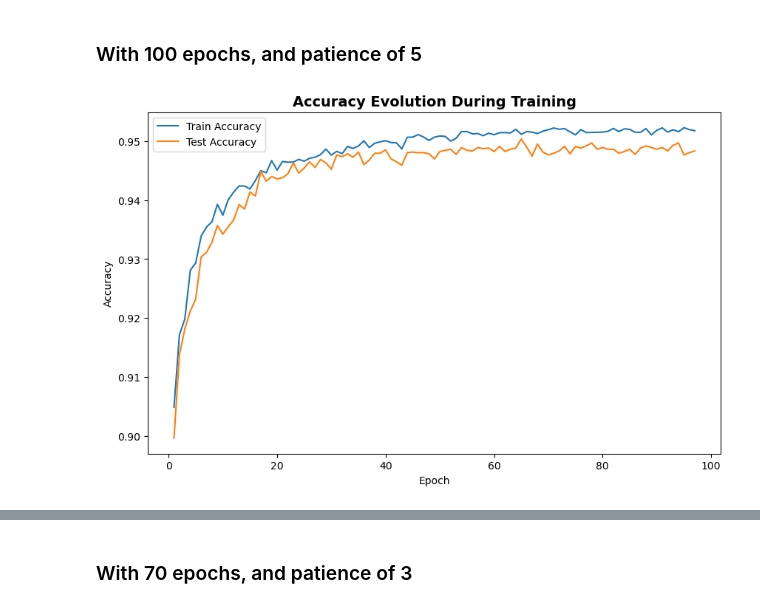
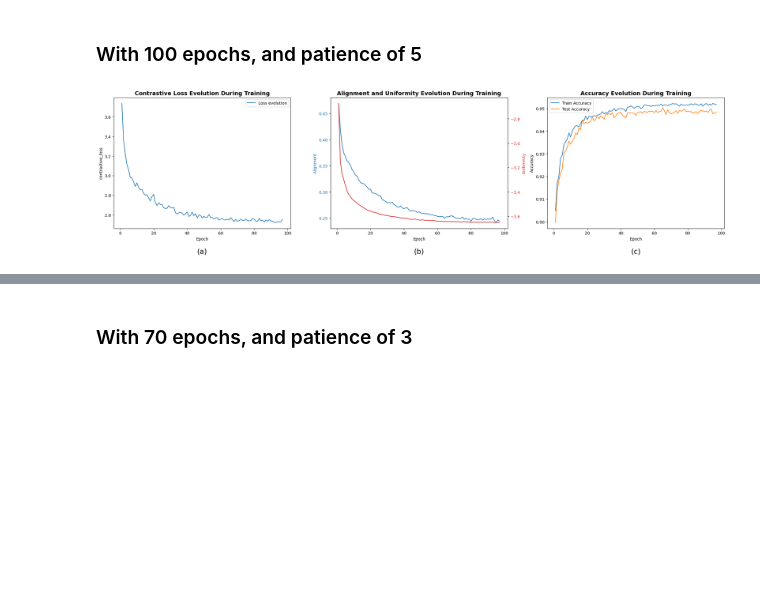
Before and after one commit to aurorapujols/treball-final-de-grau, a Jupyter notebook: notebooks/03_ssl_training.ipynb, the cells around one changed output, grey strips where cells are left out. Saved outputs shown, nothing was run; the diff lists cells and outputs as text; code cells hidden in the pictures; blank space fills up the shorter version.

```diff
--- a/notebooks/03_ssl_training.ipynb
+++ b/notebooks/03_ssl_training.ipynb
@@ -205,7 +211,7 @@ sns.heatmap(enhancements_matrix,
             vmin=vmin,
             vmax=vmax,
             ax=ax1)
-ax1.set_title('Pairwise Augmentation Matrix Heatmap (contrast changes)', fontsize=14, fontweight='bold')
+ax1.set_title('Pairwise Augmentation Matrix Heatmap (Contrast Changes)', fontsize=14, fontweight='bold')
 
 # Second heatmap: 1x5 for additional augmentations (v1.6.11 to v1.6.15)
 ax2 = fig.add_subplot(gs[1, :])   # bottom row spans full width
@@ -612,10 +632,46 @@ plot_alignment_uniformity_evolution_multi(dfs, labels)
 # %% [markdown]
 ## Final Model
+# %%
+def plot_training_results(df):
+    fig, axes = plt.subplots(1, 3, figsize=(22, 6))
+
+    plot_contrastive_loss_evolution(df, ax=axes[0])
+    axes[0].text(
+        0.5, -0.15,
+        "(a)",
+        transform=axes[0].transAxes,
+        ha="center",
+        va="top",
+        fontsize=18
+    )
+
+    plot_alignment_uniformity_evolution(df, ax1=axes[1])
+    axes[1].text(
+        0.5, -0.15,
+        "(b)",
+        transform=axes[1].transAxes,
+        ha="center",
+        va="top",
+        fontsize=18
+    )
+
+    plot_accuracy_evolution(df, ax=axes[2])
+    axes[2].text(
+        0.5, -0.15,
+        "(c)",
+        transform=axes[2].transAxes,
+        ha="center",
+        va="top",
+        fontsize=18
+    )
+
+    plt.tight_layout()
+    plt.show()
 # %% [markdown]
 ### With 100 epochs, and patience of 5
 # %%
-df = pd.read_csv(f"ssl_history_ssl_final_model_4.0.csv", sep=";")
+df = pd.read_csv(f"data/ssl_history_ssl_final_model_4.0.csv", sep=";")
+
+plot_training_results(df)
+# %% [output]
+[figure, added]
-# %%
-plot_accuracy_evolution(df)
-# %% [output]
-[figure, removed]
```
Also changed, not shown: parts of 24 cells of this notebook, 21 other files.
